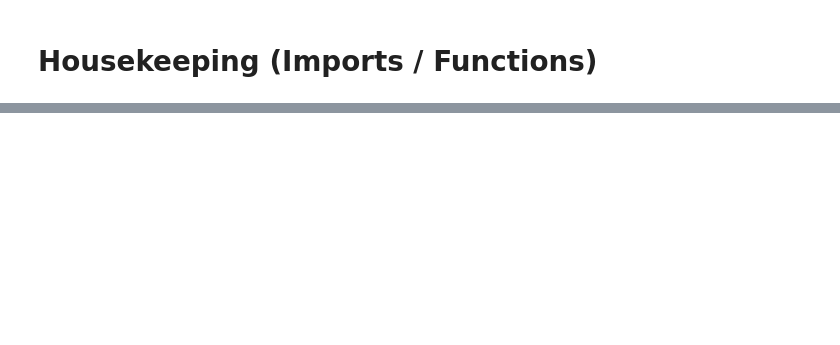
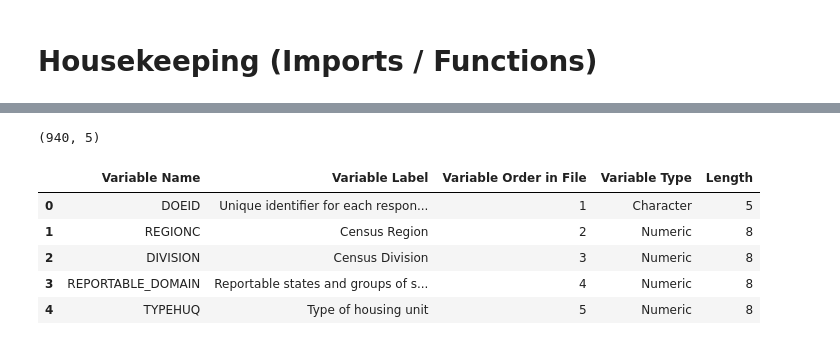
Before and after one commit to The-Powder-of-Data/predict_consumption, a Jupyter notebook: src/Model_report.ipynb, the cells around one changed output, grey strips where cells are left out. Cells and saved outputs as stored; diff of their text form; code cells hidden in the pictures; blank space fills up the shorter version.

```diff
--- a/src/Model_report.ipynb
+++ b/src/Model_report.ipynb
@@ -110,0 +193,11 @@ df_w = pd.read_csv(dpath + "recs2009_public_repweights.csv")
+# %%
+print(df_lay.shape)
+df_lay.head()
+# %% [output]
+(940, 5)
+|  | Variable Name | Variable Label | Variable Order in File | Variable Type | Length |
+| 0 | DOEID | Unique identifier for each respon... | 1 | Character | 5 |
+| 1 | REGIONC | Census Region | 2 | Numeric | 8 |
+| 2 | DIVISION | Census Division | 3 | Numeric | 8 |
+| 3 | REPORTABLE_DOMAIN | Reportable states and groups of s... | 4 | Numeric | 8 |
+| 4 | TYPEHUQ | Type of housing unit | 5 | Numeric | 8 |
```
Also changed, not shown: parts of 26 cells of this notebook, 7 other files.
